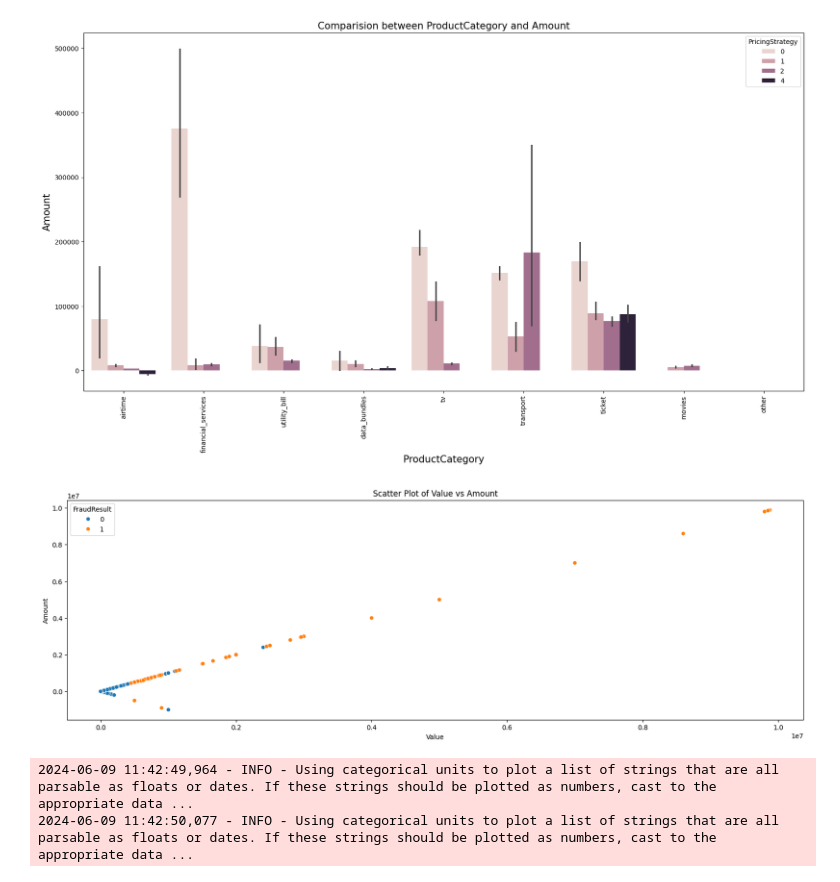
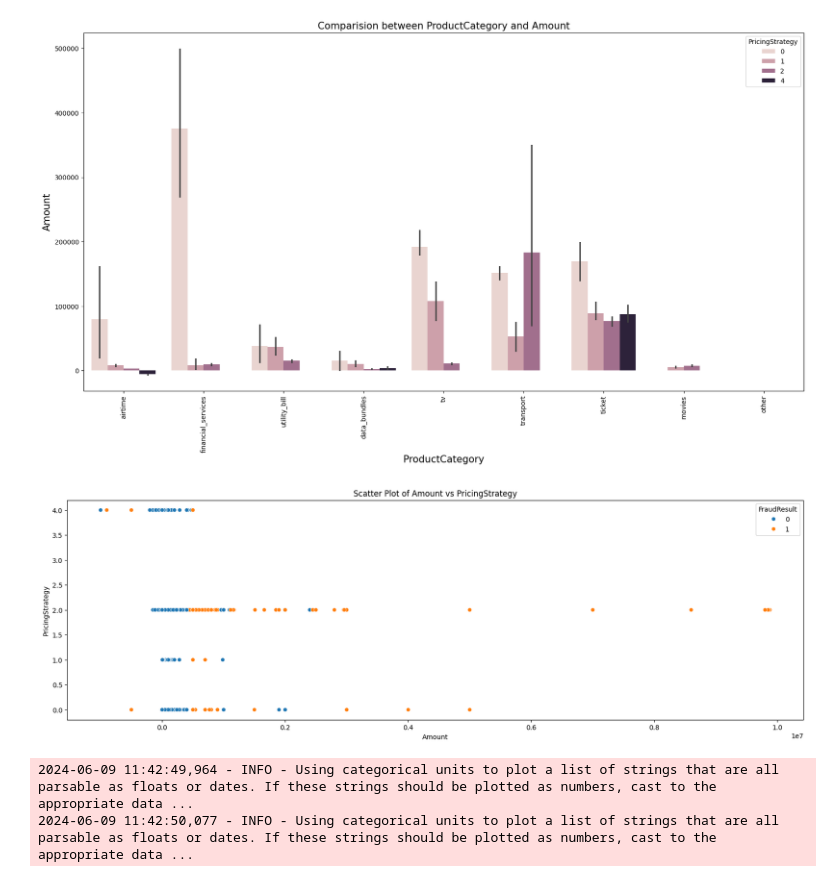
Before and after one commit to der-bew/Credit_Scoring_Model, a Jupyter notebook: notebooks/EDA.ipynb, the cells around one changed output. Drawn from its saved outputs; the diff is of its cells as text; code cells hidden in the pictures.

```diff
--- a/notebooks/EDA.ipynb
+++ b/notebooks/EDA.ipynb
@@ -294,9 +294,9 @@ plot_bar(credit_df, 'ProductCategory', 'Amount', hue='PricingStrategy')
 # %% [output]
 [figure]
 # %%
-visualizer.plot_scatter(credit_df, "Value", "Amount", hue_col="FraudResult")
+visualizer.plot_scatter(credit_df,  "Amount", 'PricingStrategy', hue_col="FraudResult")
 # %% [output]
-[figure, old version]
+[figure, new version]
 # %%
 plot_bar(credit_df, 'PricingStrategy', 'Amount', hue='FraudResult')
 # %% [output]
```
Also changed, not shown: parts of 6 cells of this notebook, 1 other file.
